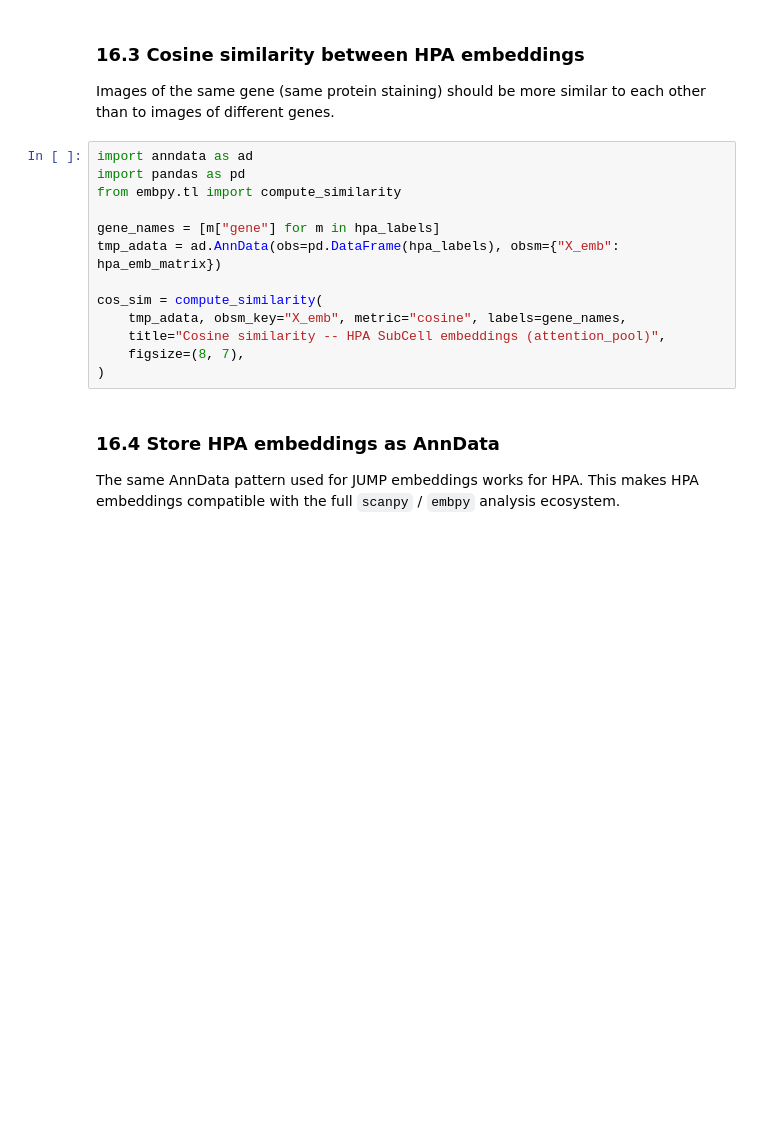
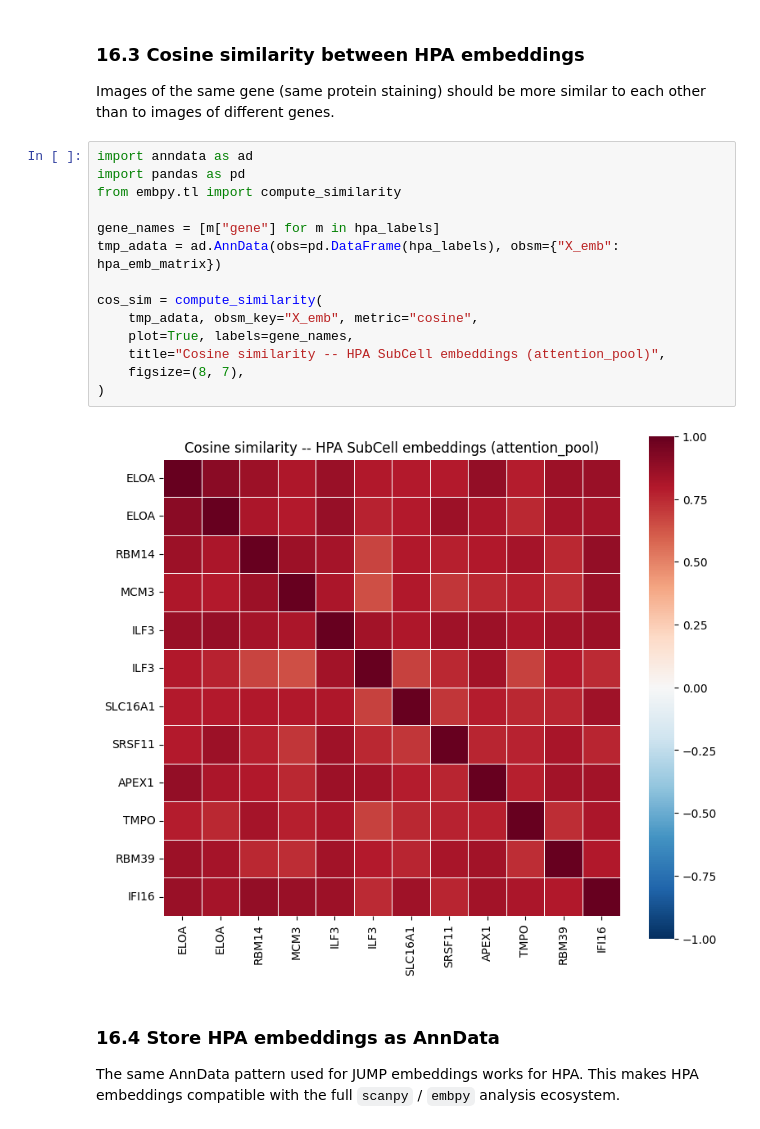
Before and after one commit to theislab/embpy, a Jupyter notebook: docs/notebooks/13_jump_cell_painting.ipynb, the cells around one changed output. Cells and saved outputs as stored; diff of their text form; blank space fills up the shorter version.

```diff
--- a/docs/notebooks/13_jump_cell_painting.ipynb
+++ b/docs/notebooks/13_jump_cell_painting.ipynb
@@ -1452,16 +1452,19 @@ to each other than to images of different genes.
 # %%
 import anndata as ad
 import pandas as pd
 from embpy.tl import compute_similarity
 
 gene_names = [m["gene"] for m in hpa_labels]
 tmp_adata = ad.AnnData(obs=pd.DataFrame(hpa_labels), obsm={"X_emb": hpa_emb_matrix})
 
 cos_sim = compute_similarity(
-    tmp_adata, obsm_key="X_emb", metric="cosine", labels=gene_names,
+    tmp_adata, obsm_key="X_emb", metric="cosine",
+    plot=True, labels=gene_names,
     title="Cosine similarity -- HPA SubCell embeddings (attention_pool)",
     figsize=(8, 7),
 )
+# %% [output]
+[figure, added]
 # %% [markdown]
 ### 16.4 Store HPA embeddings as AnnData
 
```
Also changed, not shown: parts of 8 cells of this notebook, 2 other files.
